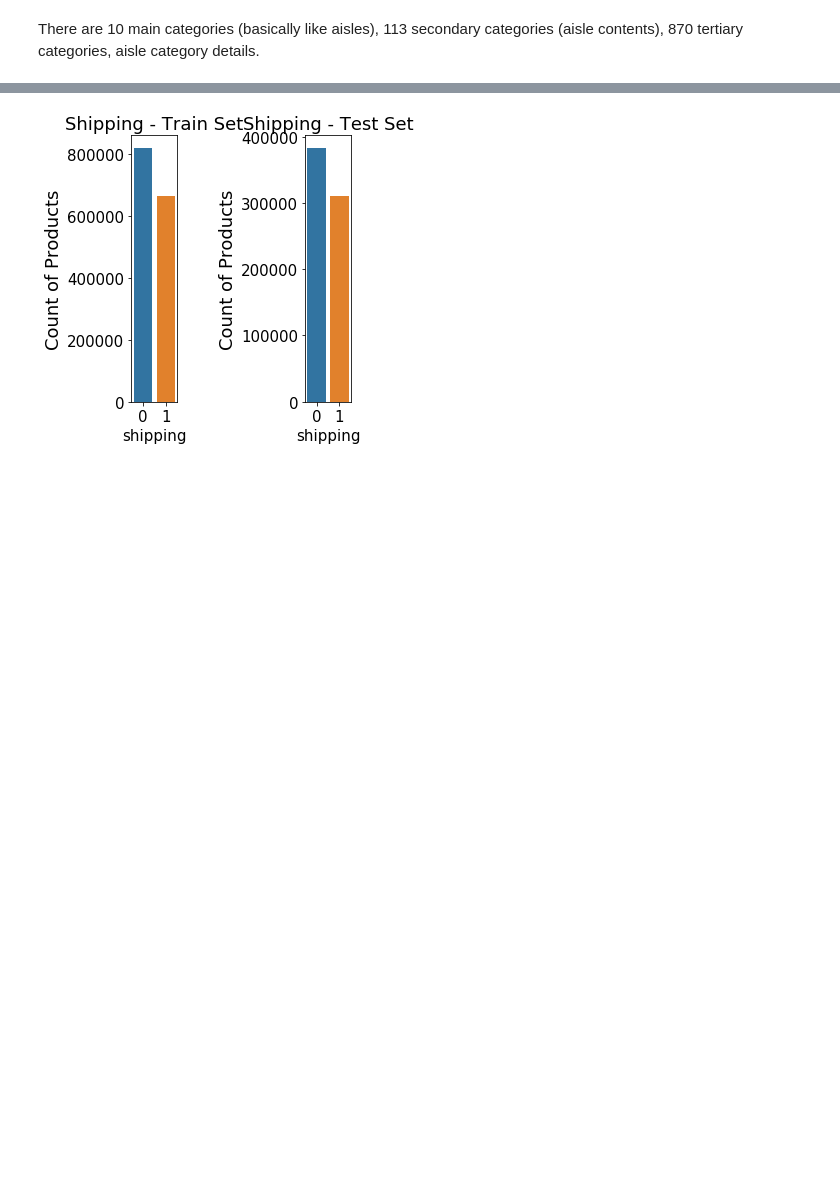
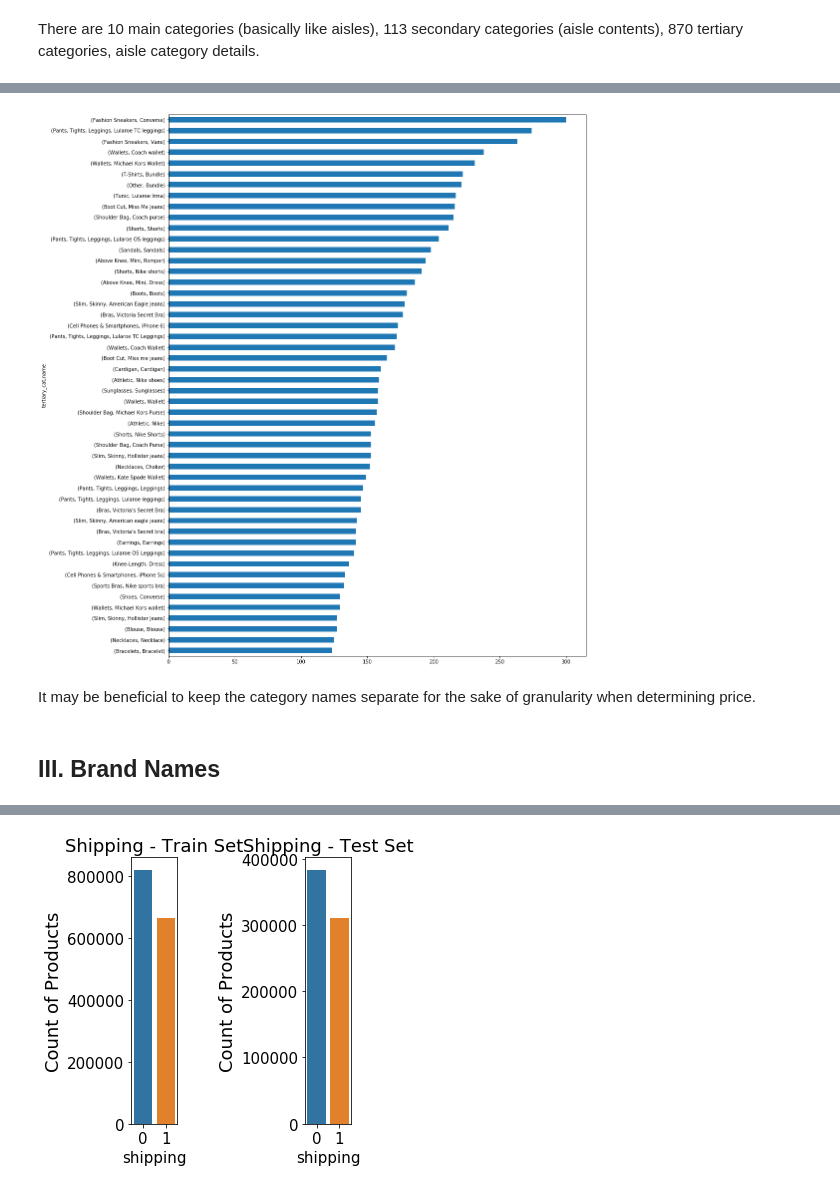
Before and after one commit to kyungjunism/mercari_price_prediction, a Jupyter notebook: Mercari Price Prediction Challenge.ipynb, the cells around one changed output, grey strips where cells are left out. Cells and saved outputs as stored; diff of their text form; code cells hidden in the pictures; blank space fills up the shorter version.

```diff
--- a/Mercari Price Prediction Challenge.ipynb
+++ b/Mercari Price Prediction Challenge.ipynb
@@ -263,3 +278,14 @@ There are 10 main categories (basically like aisles), 113 secondary categories (
+# %%
+#Tertiary Category Breakout: Count
+plt.figure(figsize=(15,20))
+train.name.groupby(train.tertiary_cat).value_counts().nlargest(50).sort_values(ascending=True).plot(kind = 'barh')
+plt.show()
+# %% [output]
+[figure, added]
+# %% [markdown]
+It may be beneficial to keep the category names separate for the sake of granularity when determining price.
+# %% [markdown]
+## III. Brand Names
 # %%
 train['brand_name'] = train.brand_name.apply(lambda x: x if not pd.isnull(x) else 'No Brand')
 train.head()
```
Also changed, not shown: parts of 7 cells of this notebook.
